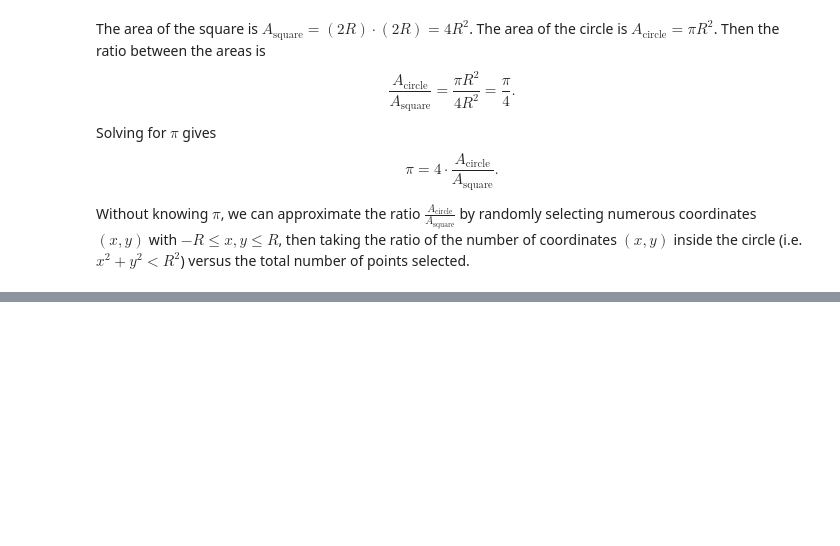
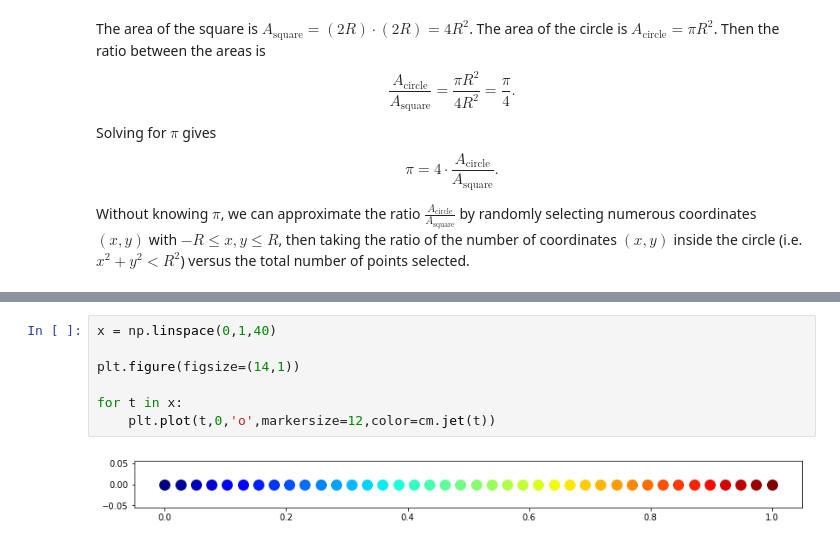
Before and after one commit to jllottes/jllottes.github.io, a Jupyter notebook: _static/weekly_notebooks/week7_notebook.ipynb, the cells around one changed output, grey strips where cells are left out. Drawn from its saved outputs; the diff is of its cells as text; blank space fills up the shorter version.

```diff
--- a/_static/weekly_notebooks/week7_notebook.ipynb
+++ b/_static/weekly_notebooks/week7_notebook.ipynb
@@ -126,0 +192,9 @@ N = 10^8: pi ~= 3.141464
+# %%
+x = np.linspace(0,1,40)
+
+plt.figure(figsize=(14,1))
+
+for t in x:
+    plt.plot(t,0,'o',markersize=12,color=cm.jet(t))
+# %% [output]
+[figure, added]
```
Also changed, not shown: parts of 64 cells of this notebook, 40 other files.
